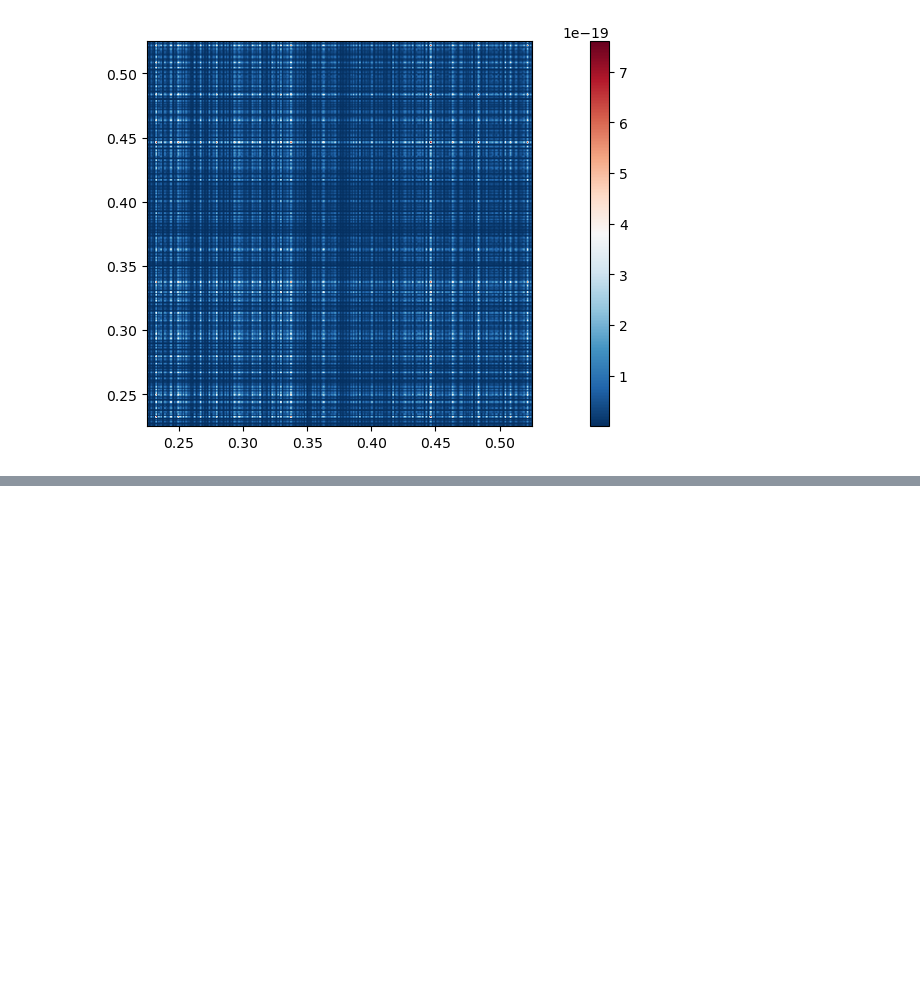
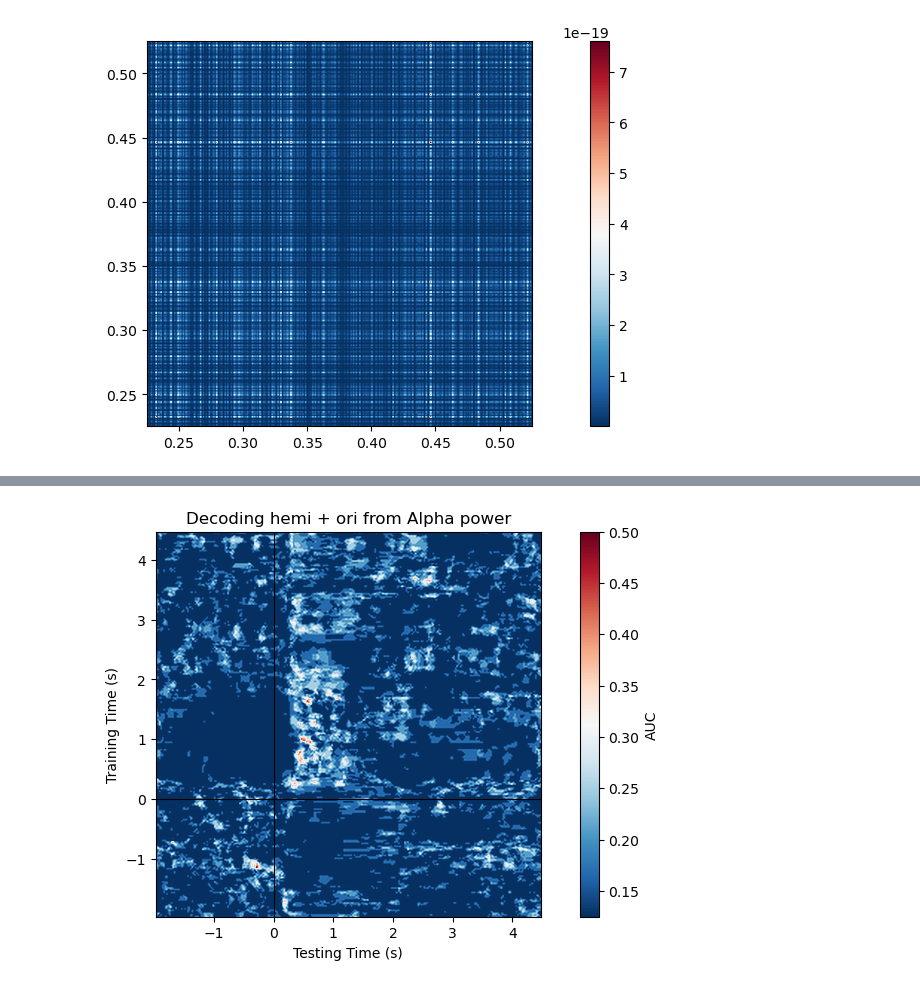
Before and after one commit to mindemory/srh_ori, a Jupyter notebook: oriAnalysis/analyzeEEG/testEEG.ipynb, the cells around one changed output, grey strips where cells are left out. Cells and saved outputs as stored; diff of their text form; code cells hidden in the pictures; blank space fills up the shorter version.

```diff
--- a/oriAnalysis/analyzeEEG/testEEG.ipynb
+++ b/oriAnalysis/analyzeEEG/testEEG.ipynb
@@ -441,0 +443,2 @@ ValueError: scoring must return a number, got [[0.28571429 0.31746032 0.31746032
+# %%
+scores_TGA, chance_level_TGA = SvM_with_ECOC(X_smooth, behav_df, method='TGA_grouped_conds')
@@ -442,20 +463,25 @@ ValueError: scoring must return a number, got [[0.28571429 0.31746032 0.31746032
 # %%
 f, ax = plt.subplots(1, 1, figsize=(10, 5))
-im = ax.imshow(scores_mean,
+ttt = scores_TGA.mean(axis=-1)
+# Remove values less than chance level
+ttt[ttt < chance_level_TGA] = chance_level_TGA
+im = ax.imshow(ttt,
                interpolation='lanczos',
                origin='lower',
                cmap='RdBu_r',
                extent=[t_array_down[0], t_array_down[-1], t_array_down[0], t_array_down[-1]],
-               )
+               vmin=chance_level_TGA)
 ax.axhline(0, color='k', lw=0.8)
 ax.axvline(0, color='k', lw=0.8)
 ax.set_xlabel('Testing Time (s)')
 ax.set_ylabel('Training Time (s)')
 # ax.set_title('Decoding Hemifield from ERP')
-ax.set_title('Decoding Hemifield from ERP')
+ax.set_title('Decoding hemi + ori from Alpha power')
 cbar = plt.colorbar(im, ax=ax)
 cbar.set_label('AUC')
 plt.show()
+# %% [output]
+[figure, added]
 # %%
 evokedinPF = epochData[inPF_trials].average()
 evokedoutPF = epochData[outPF_trials].average()
```
Also changed, not shown: parts of 10 cells of this notebook, 1 other file.
